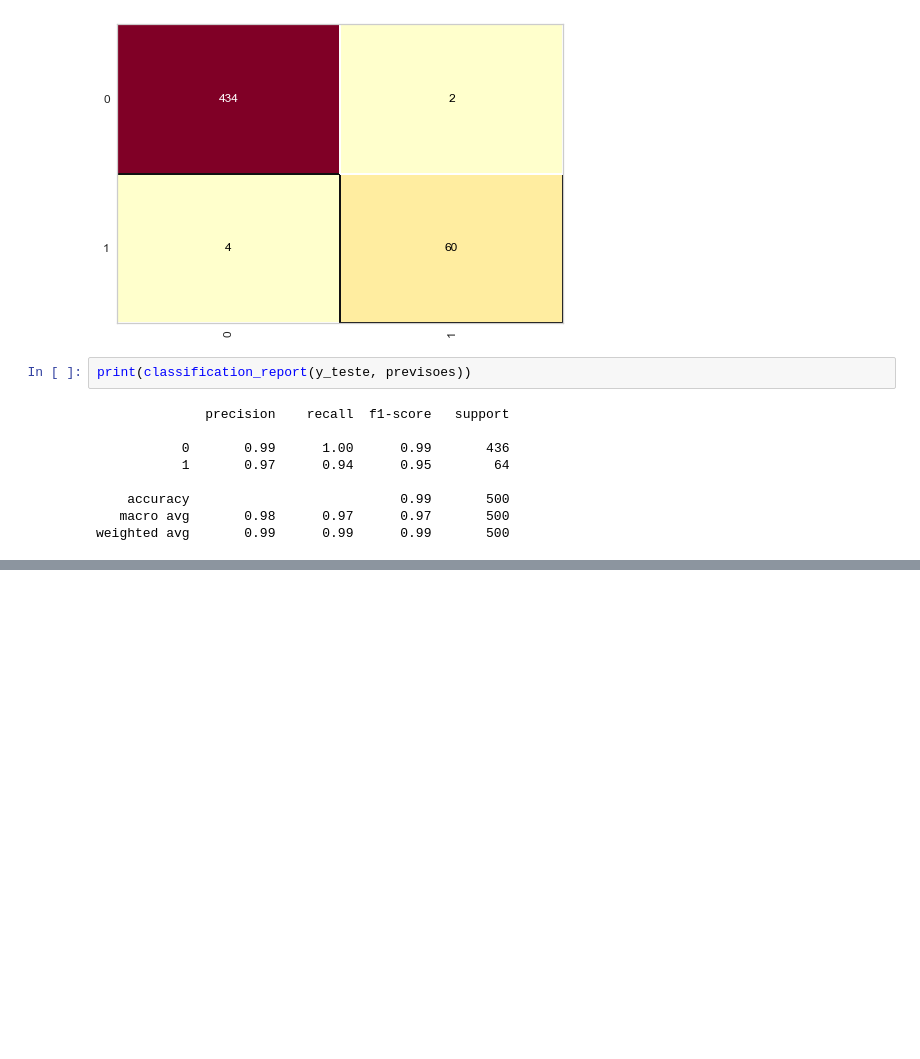
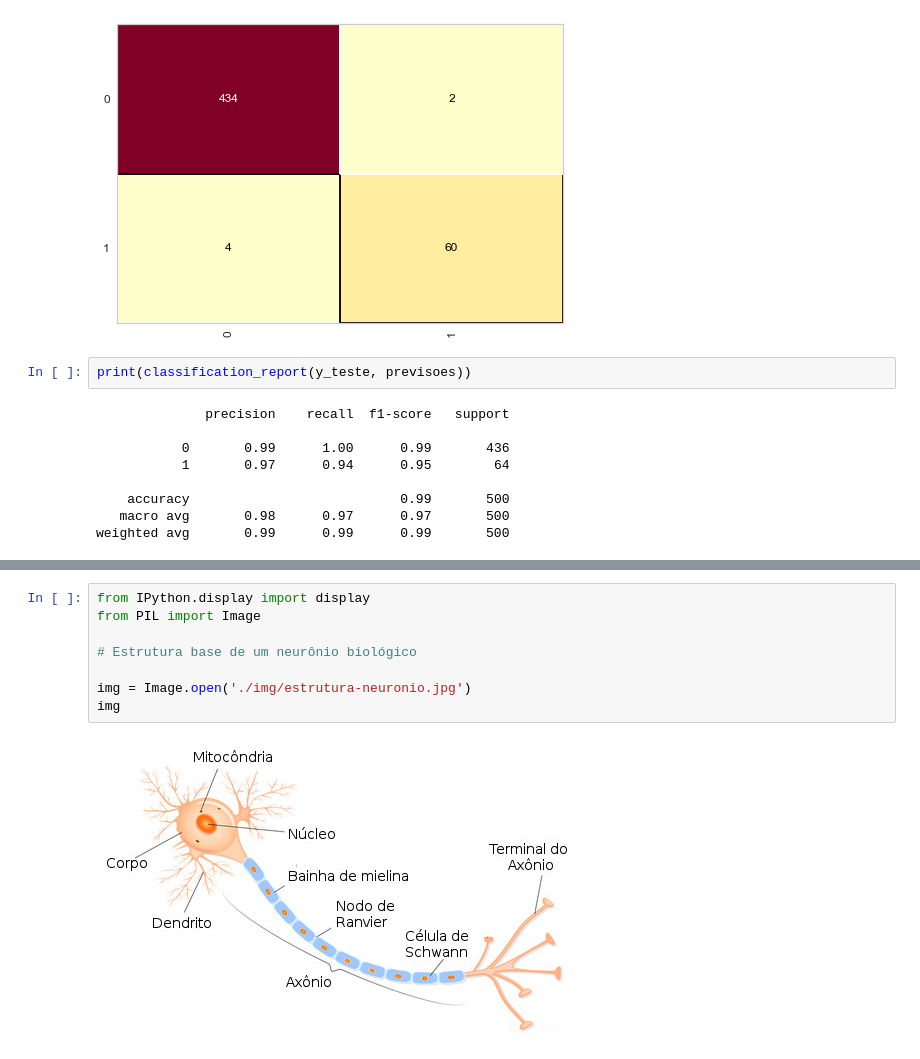
Before and after one commit to cantaruttim/Learning_Python, a Jupyter notebook: Machine Learning com Python/Algoritmos de Classificação .ipynb, the cells around one changed output, grey strips where cells are left out. Drawn from its saved outputs; the diff is of its cells as text; blank space fills up the shorter version.

```diff
--- a/Machine Learning com Python/Algoritmos de Classificação .ipynb
+++ b/Machine Learning com Python/Algoritmos de Classificação .ipynb
@@ -1129,0 +1132,10 @@ weighted avg       0.99      0.99      0.99       500
+# %%
+from IPython.display import display
+from PIL import Image
+
+# Estrutura base de um neurônio biológico
+
+img = Image.open('./img/estrutura-neuronio.jpg')
+img
+# %% [output]
+[figure, added]
```
Also changed, not shown: parts of 2 cells of this notebook, 1 other file.
